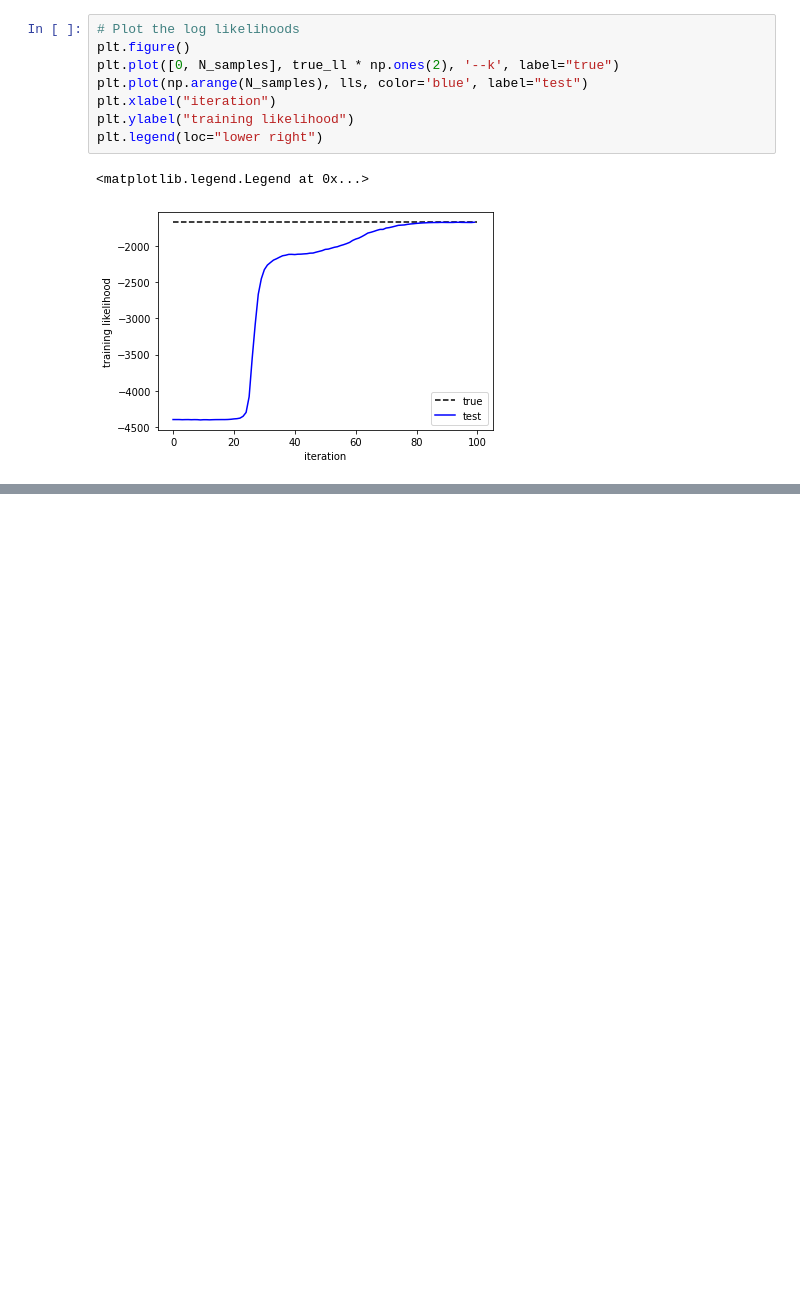
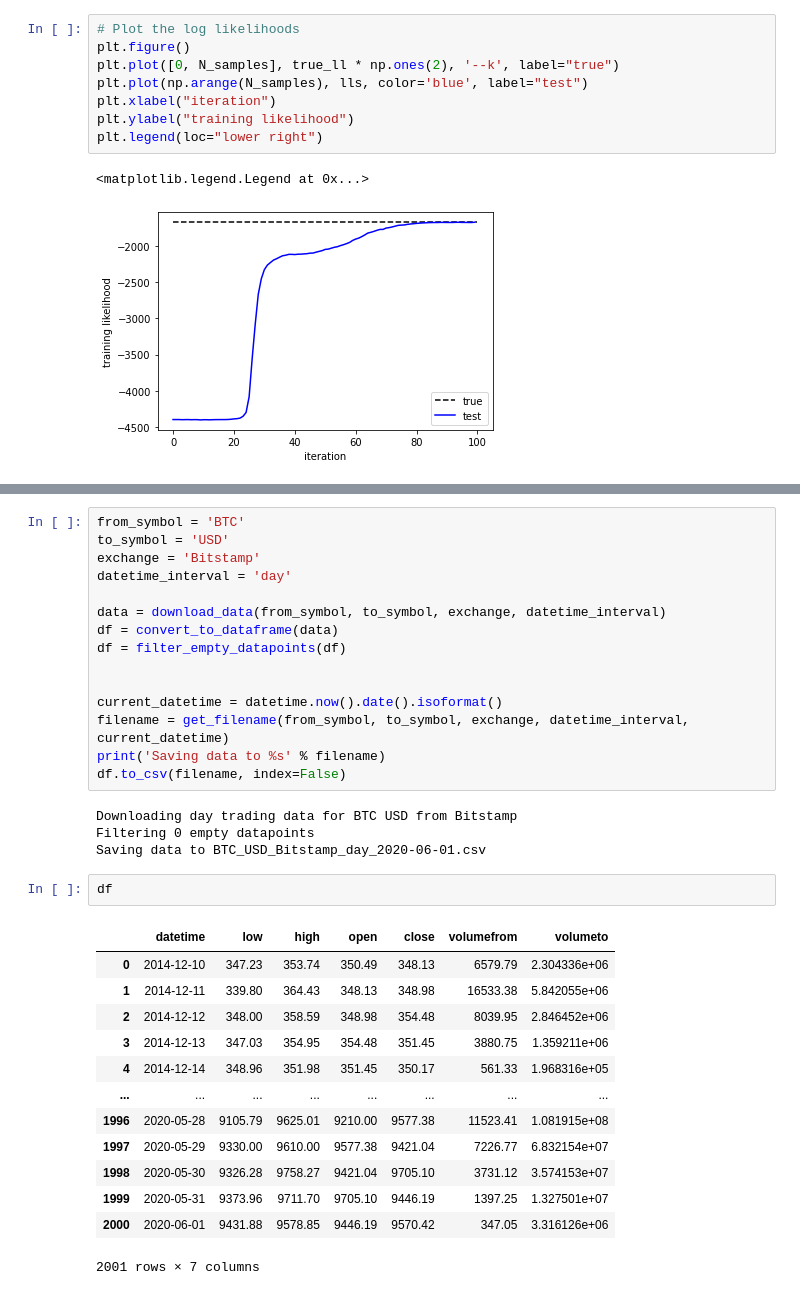
Before and after one commit to ngngocsonan2610/AI-in-Finance, a Jupyter notebook: pydls.ipynb, the cells around one changed output, grey strips where cells are left out. Saved outputs shown, nothing was run; the diff lists cells and outputs as text; blank space fills up the shorter version.

```diff
--- a/pydls.ipynb
+++ b/pydls.ipynb
@@ -329,0 +421,35 @@ plt.legend(loc="upper center", ncol=2)
+# %%
+from_symbol = 'BTC'
+to_symbol = 'USD'
+exchange = 'Bitstamp'
+datetime_interval = 'day'
+
+data = download_data(from_symbol, to_symbol, exchange, datetime_interval)
+df = convert_to_dataframe(data)
+df = filter_empty_datapoints(df)
+
+
+current_datetime = datetime.now().date().isoformat()
+filename = get_filename(from_symbol, to_symbol, exchange, datetime_interval, current_datetime)
+print('Saving data to %s' % filename)
+df.to_csv(filename, index=False)
+# %% [output]
+Downloading day trading data for BTC USD from Bitstamp
+Filtering 0 empty datapoints
+Saving data to BTC_USD_Bitstamp_day_2020-06-01.csv
+# %%
+df
+# %% [output]
+|  | datetime | low | high | open | close | volumefrom | volumeto |
+| 0 | 2014-12-10 | 347.23 | 353.74 | 350.49 | 348.13 | 6579.79 | 2.304336e+06 |
+| 1 | 2014-12-11 | 339.80 | 364.43 | 348.13 | 348.98 | 16533.38 | 5.842055e+06 |
+| 2 | 2014-12-12 | 348.00 | 358.59 | 348.98 | 354.48 | 8039.95 | 2.846452e+06 |
+| 3 | 2014-12-13 | 347.03 | 354.95 | 354.48 | 351.45 | 3880.75 | 1.359211e+06 |
+| 4 | 2014-12-14 | 348.96 | 351.98 | 351.45 | 350.17 | 561.33 | 1.968316e+05 |
+| ... | ... | ... | ... | ... | ... | ... | ... |
+| 1996 | 2020-05-28 | 9105.79 | 9625.01 | 9210.00 | 9577.38 | 11523.41 | 1.081915e+08 |
+| 1997 | 2020-05-29 | 9330.00 | 9610.00 | 9577.38 | 9421.04 | 7226.77 | 6.832154e+07 |
+| 1998 | 2020-05-30 | 9326.28 | 9758.27 | 9421.04 | 9705.10 | 3731.12 | 3.574153e+07 |
+| 1999 | 2020-05-31 | 9373.96 | 9711.70 | 9705.10 | 9446.19 | 1397.25 | 1.327501e+07 |
+| 2000 | 2020-06-01 | 9431.88 | 9578.85 | 9446.19 | 9570.42 | 347.05 | 3.316126e+06 |
+2001 rows × 7 columns
```
Also changed, not shown: parts of 13 cells of this notebook.
